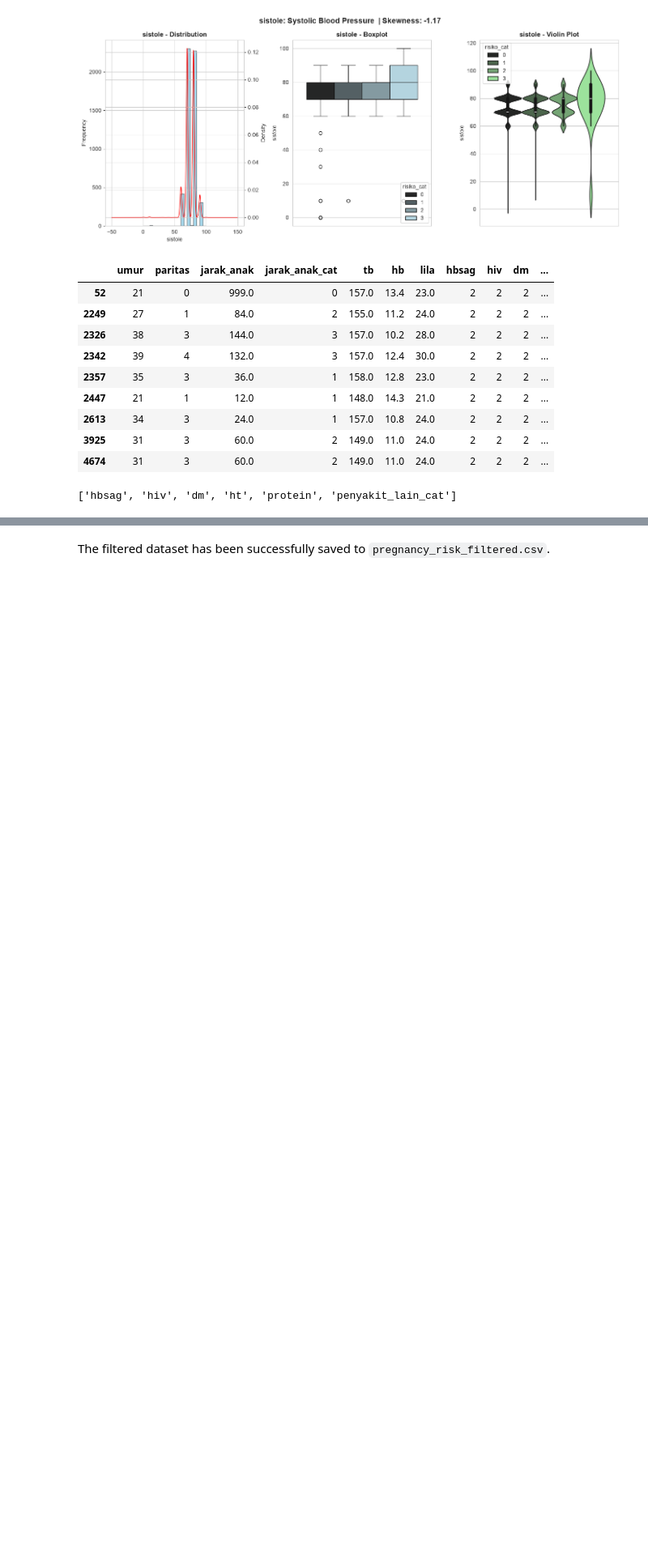
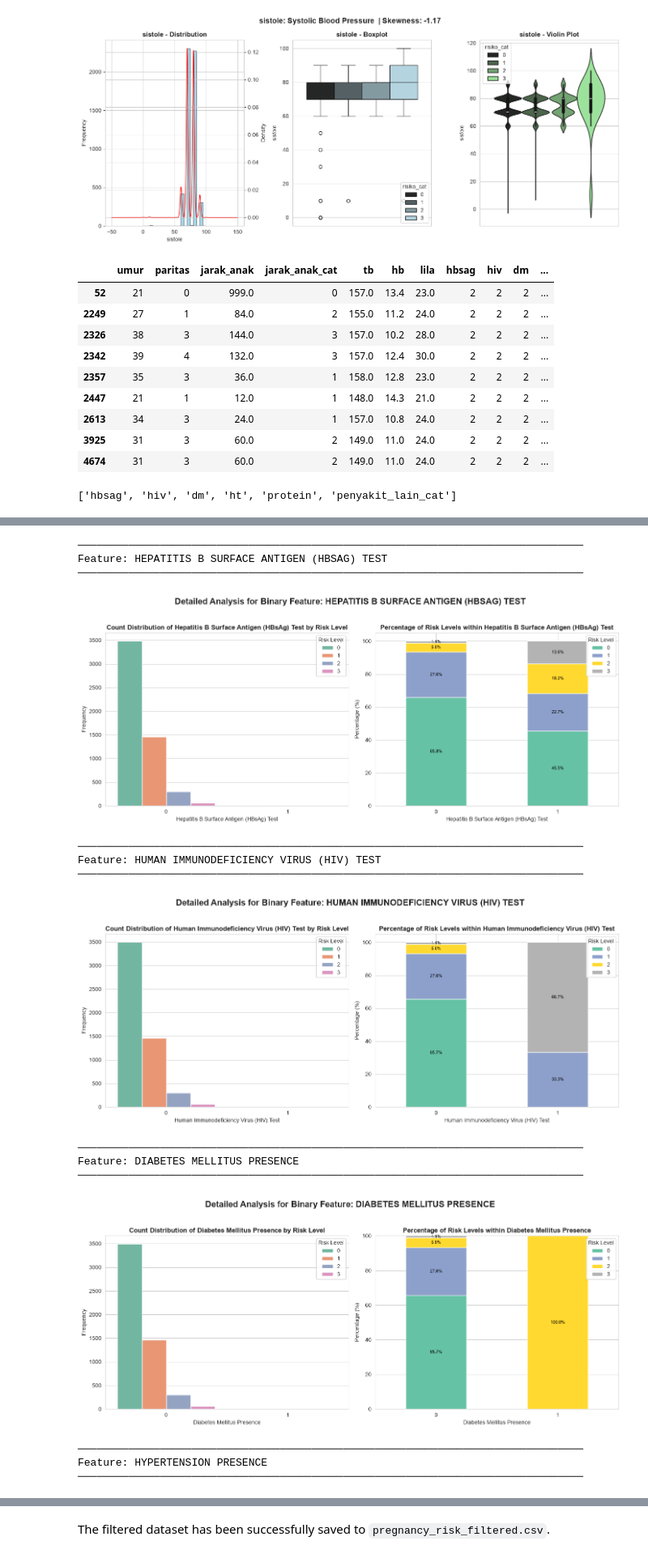
Before and after one commit to arman-sheikh-0913/EDA-of-pregnancy-risk-prediction-dataset, a Jupyter notebook: Notebook/EDA.ipynb, the cells around one changed output, grey strips where cells are left out. Shown at 81% size. Saved outputs shown, nothing was run; the diff lists cells and outputs as text; code cells hidden in the pictures; blank space fills up the shorter version.

```diff
--- a/Notebook/EDA.ipynb
+++ b/Notebook/EDA.ipynb
@@ -684,10 +491,0 @@ plt.show()
-# %%
-for col in binary_cols + ['jarak_anak_cat']:
-    ct = pd.crosstab(df[col], df['risiko_cat'], normalize='index') * 100
-    ct.plot(kind='bar', figsize=(10, 5), colormap='viridis')
-    plt.title(f"{col} vs Risk Category (%)")
-    plt.ylabel("Percentage")
-    plt.xticks(rotation=0)
-    plt.legend(title='risiko_cat', bbox_to_anchor=(1.02, 0.5), loc='center left')
-    plt.tight_layout()
-    plt.show()
@@ -701,0 +513,58 @@ for col in binary_cols + ['jarak_anak_cat']:
+# %%
+for col in binary_cols:
+    print(f"\n{'─' * 80}")
+    print(f"Feature: {name.get(col, col).upper()}") # Use descriptive name in print statement
+    print(f"{'─' * 80}")
+
+    # Ensure the binary column is treated as categorical with explicit categories [0, 1]
+    # This helps ensure both 0 and 1 are displayed on the x-axis even if one category has zero or very few counts
+    # We also ensure the order for plotting is [0, 1]
+    plot_col_data = df[col].astype(pd.CategoricalDtype(categories=[0, 1], ordered=True))
+
+    fig, axes = plt.subplots(1, 2, figsize=(14, 6))
+
+    # Plot 1: Count Distribution with hue for risiko_cat
+    # Explicitly set the order for the x-axis to ensure both 0 and 1 appear
+    sns.countplot(data=df, x=plot_col_data, hue='risiko_cat', palette='Set2', ax=axes[0], order=[0, 1])
+    axes[0].set_title(f'Count Distribution of {name.get(col, col)} by Risk Level', fontweight='bold')
+    axes[0].set_xlabel(name.get(col, col))
+    axes[0].set_ylabel('Frequency')
+    axes[0].legend(title='Risk Level', loc='upper right')
+
+    # Plot 2: Percentage Distribution (stacked bar chart)
+    # Calculate proportions of risiko_cat within each category of the binary feature
+    cross_tab_pct = pd.crosstab(plot_col_data, df['risiko_cat'], normalize='index') * 100
+    # Reindex to ensure both 0 and 1 categories are present, even if one has no data
+    cross_tab_pct = cross_tab_pct.reindex([0, 1], fill_value=0)
+
+    cross_tab_pct.plot(kind='bar', stacked=True, ax=axes[1], colormap='Set2')
+    axes[1].set_title(f'Percentage of Risk Levels within {name.get(col, col)}', fontweight='bold')
+    axes[1].set_xlabel(name.get(col, col))
+    axes[1].set_ylabel('Percentage (%)')
+    axes[1].tick_params(axis='x', rotation=0) # Ensure x-axis labels are readable
+    axes[1].legend(title='Risk Level', loc='upper right')
+
+    # Add percentage labels to stacked bars in axes[1]
+    for container in axes[1].containers:
+        labels = [f'{w:.1f}%' if (w := v.get_height()) > 0 else '' for v in container]
+        axes[1].bar_label(container, labels=labels, label_type='center', fontsize=8, color='black')
+
+    plt.suptitle(f"Detailed Analysis for Binary Feature: {name.get(col, col).upper()}", fontsize=16, fontweight='bold')
+    plt.tight_layout(rect=[0, 0, 1, 0.95]) # Adjust layout to make space for suptitle and legends
+    plt.show()
+# %% [output]
+────────────────────────────────────────────────────────────────────────────────
+Feature: HEPATITIS B SURFACE ANTIGEN (HBSAG) TEST
+────────────────────────────────────────────────────────────────────────────────
+[figure, added]
+────────────────────────────────────────────────────────────────────────────────
+Feature: HUMAN IMMUNODEFICIENCY VIRUS (HIV) TEST
+────────────────────────────────────────────────────────────────────────────────
+[figure, added]
+────────────────────────────────────────────────────────────────────────────────
+Feature: DIABETES MELLITUS PRESENCE
+────────────────────────────────────────────────────────────────────────────────
+[figure, added]
+────────────────────────────────────────────────────────────────────────────────
+Feature: HYPERTENSION PRESENCE
+────────────────────────────────────────────────────────────────────────────────
```
Also changed, not shown: parts of 31 cells of this notebook.
